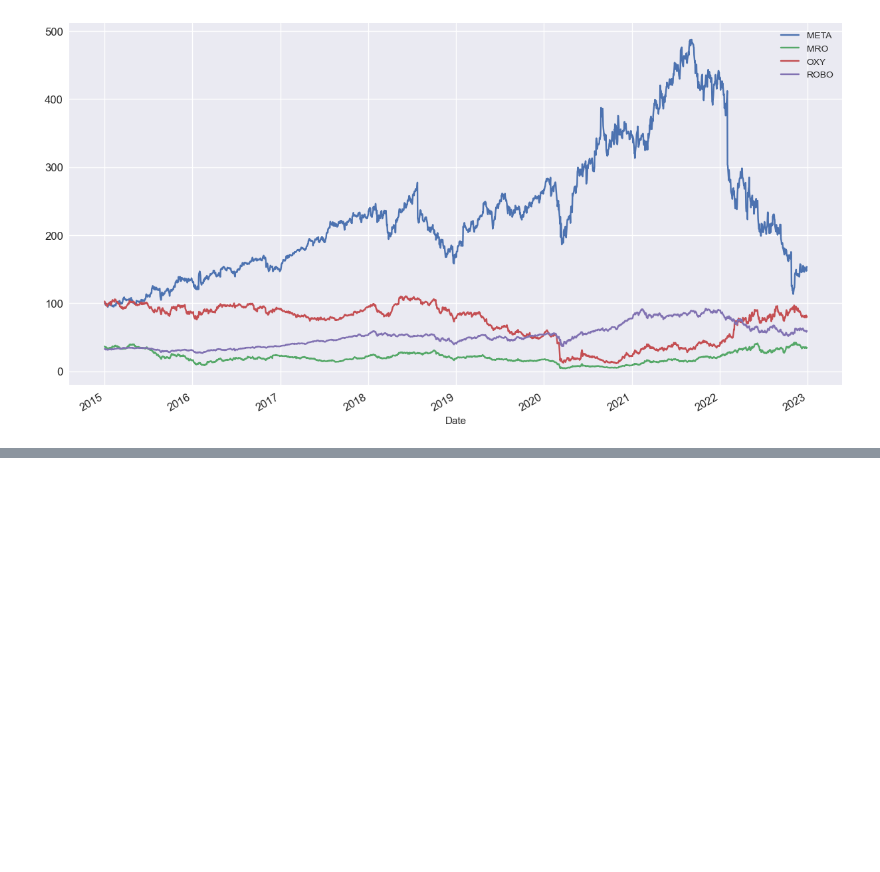
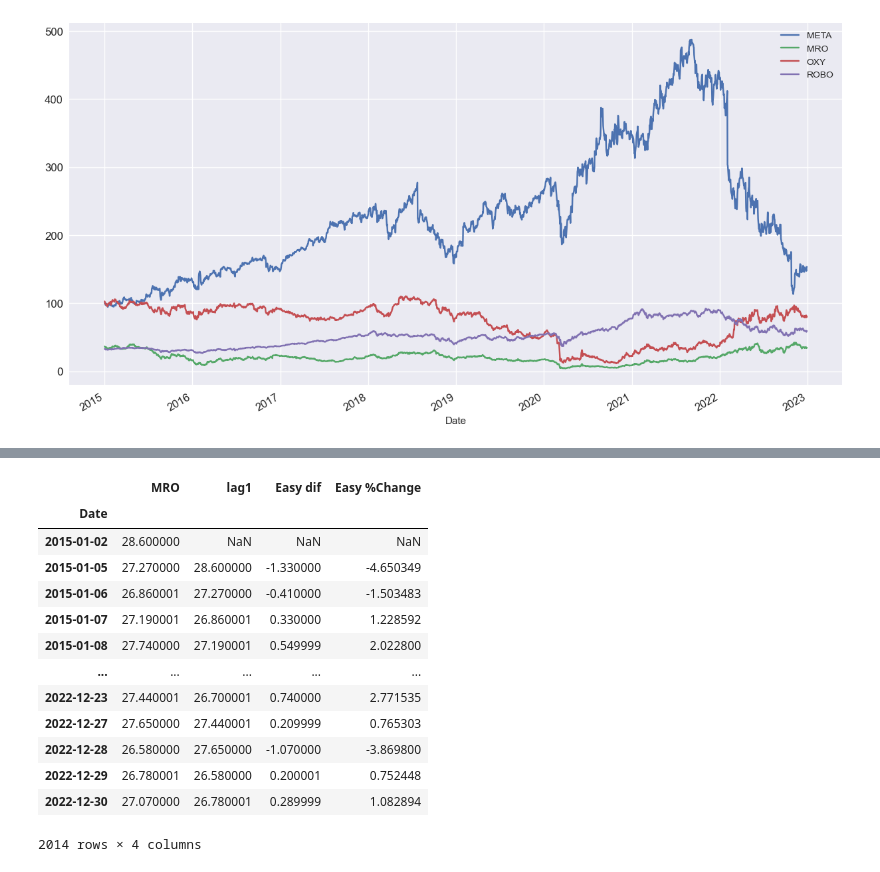
Before and after one commit to UditKarth/Quant, a Jupyter notebook: Algorithmic Trading Python.ipynb, the cells around one changed output, grey strips where cells are left out. Saved outputs shown, nothing was run; the diff lists cells and outputs as text; code cells hidden in the pictures; blank space fills up the shorter version.

```diff
--- a/Algorithmic Trading Python.ipynb
+++ b/Algorithmic Trading Python.ipynb
@@ -340,0 +453,19 @@ normclose.plot(figsize = (15,8), fontsize = 12)
+# %%
+del mro["% change"]
+del mro["dif"]
+mro
+# %% [output]
+|  | MRO | lag1 | Easy dif | Easy %Change |
+| Date |  |  |  |  |
+| 2015-01-02 | 28.600000 | NaN | NaN | NaN |
+| 2015-01-05 | 27.270000 | 28.600000 | -1.330000 | -4.650349 |
+| 2015-01-06 | 26.860001 | 27.270000 | -0.410000 | -1.503483 |
+| 2015-01-07 | 27.190001 | 26.860001 | 0.330000 | 1.228592 |
+| 2015-01-08 | 27.740000 | 27.190001 | 0.549999 | 2.022800 |
+| ... | ... | ... | ... | ... |
+| 2022-12-23 | 27.440001 | 26.700001 | 0.740000 | 2.771535 |
+| 2022-12-27 | 27.650000 | 27.440001 | 0.209999 | 0.765303 |
+| 2022-12-28 | 26.580000 | 27.650000 | -1.070000 | -3.869800 |
+| 2022-12-29 | 26.780001 | 26.580000 | 0.200001 | 0.752448 |
+| 2022-12-30 | 27.070000 | 26.780001 | 0.289999 | 1.082894 |
+2014 rows × 4 columns
```
Also changed, not shown: parts of 20 cells of this notebook.
